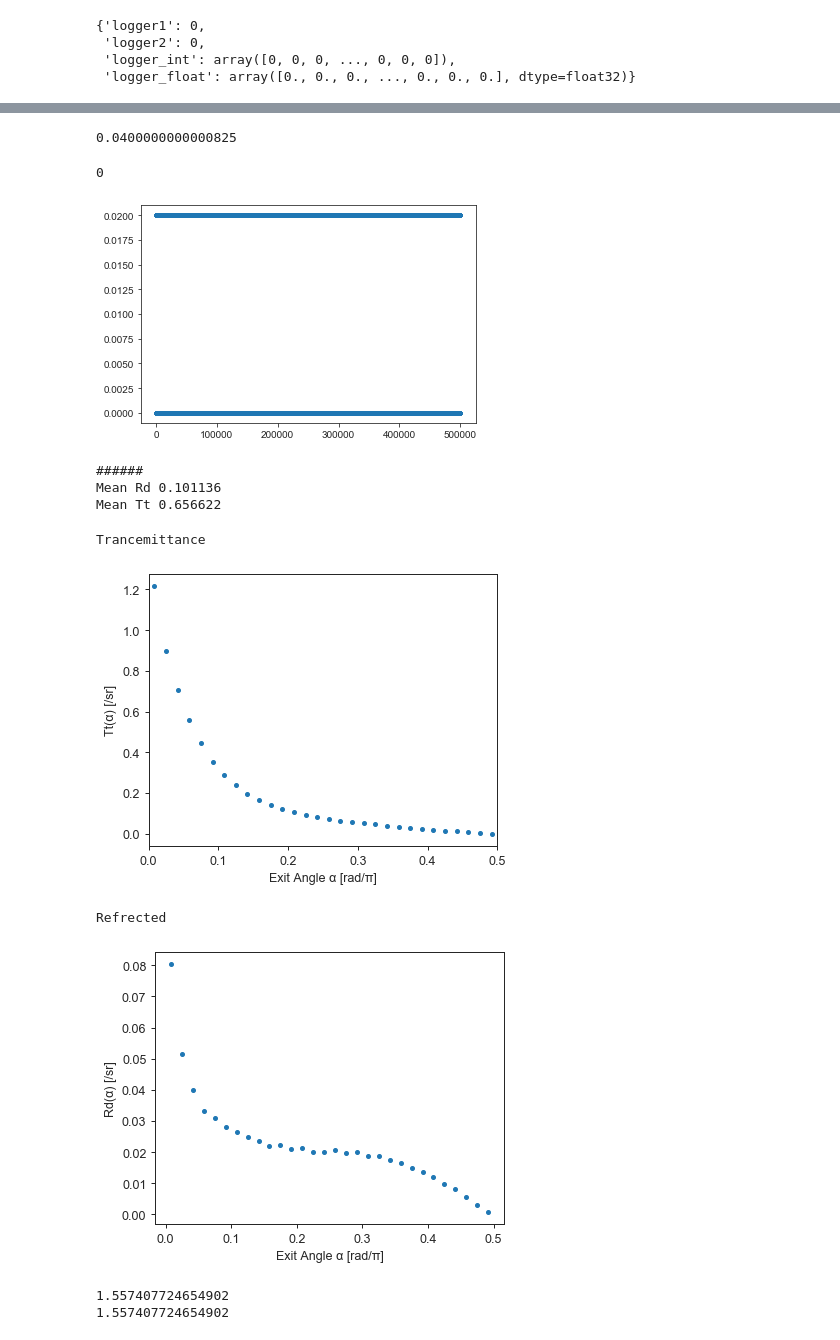
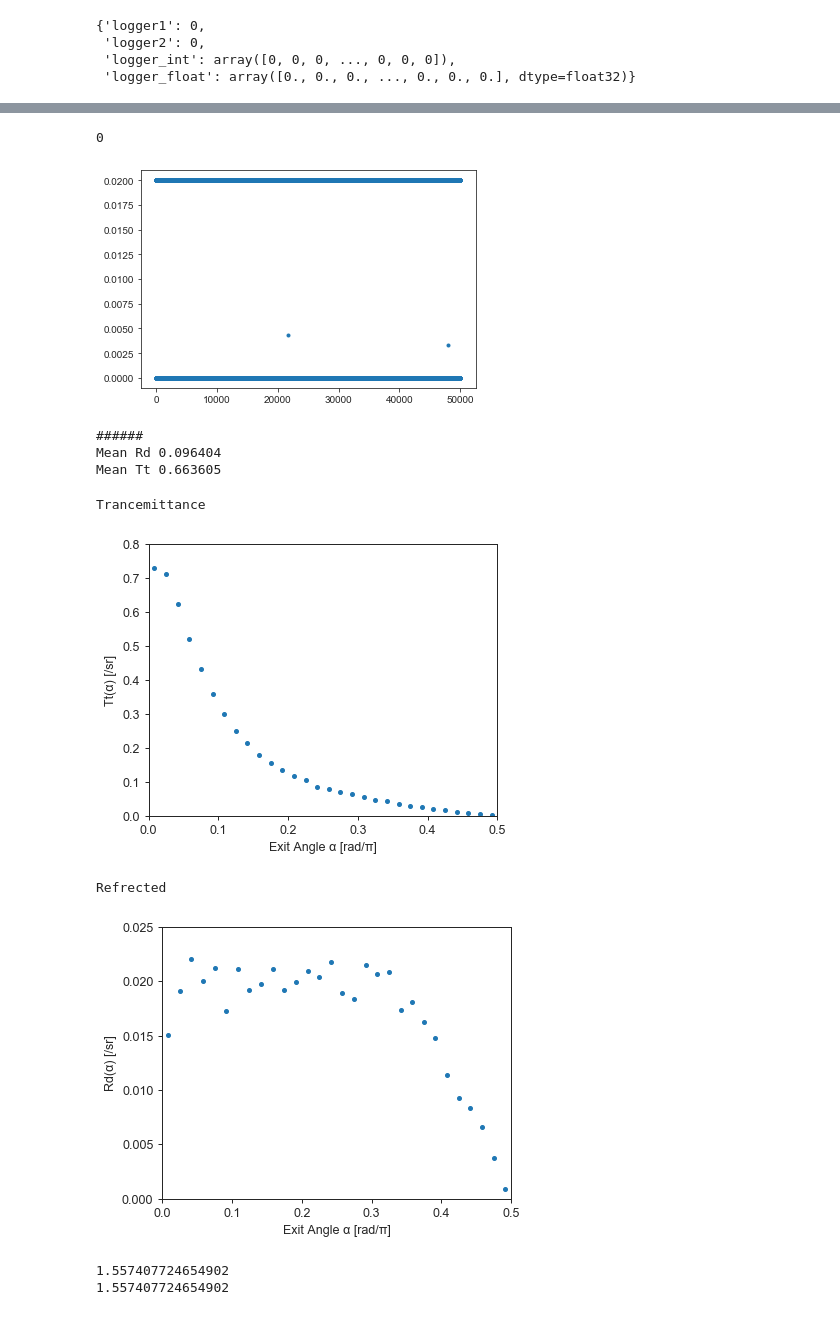
Before and after one commit to Kaname21Miura/pyMonteOpt, a Jupyter notebook: test.ipynb, the cells around one changed output, grey strips where cells are left out. Saved outputs shown, nothing was run; the diff lists cells and outputs as text; code cells hidden in the pictures.

Commit message:
platemodelが完了した
cythonでもplatemodelが計算できるようになった。

```diff
--- a/test.ipynb
+++ b/test.ipynb
@@ -0,0 +1,12 @@
+# %%
+from pymopt.voxel import VoxelPlateModelCy
+from scipy import stats
+import numpy as np
+import pandas as pa
+
+import matplotlib.pyplot as plt
+import seaborn as sns
+sns.set_style("ticks", {'grid.linestyle': '--'})
+import warnings
+warnings.filterwarnings('ignore')
+import time
@@ -13,7 +49,8 @@ import warnings
 warnings.filterwarnings('ignore')
 import time
 # %%
-nPh = 500000
+
+nPh = 50000
 params = {
     'thickness':[0.02],
     'ms':[90],
@@ -21,7 +58,7 @@ params = {
     'g':[0.75],
     'n':[1.],
     'n_air':1.,
-    'xy_size':4,
+    'xy_size':3,
     'voxel_space':0.001,
 }
 model = VoxelPlateModel(nPh = nPh)
@@ -68,9 +109,3 @@ logger
  'logger2': 0,
  'logger_int': array([0, 0, 0, ..., 0, 0, 0]),
  'logger_float': array([0., 0., 0., ..., 0., 0., 0.], dtype=float32)}
-# %%
-aa = logger['logger_float']
-aa = aa[aa>0]
-b = []
-for i in aa[::10]:
-    b.append(i)
@@ -87,10 +112,3 @@ plt.show()
-# %%
-from math import copysign ,sqrt,log,fabs,sin,cos,acos,asin, tan
-ai = 0.001
-at = asin(sin(ai)*(1.5/1))
-0.5*((sin(ai-at)/sin(ai+at))**2+(tan(ai-at)/tan(ai+at))**2)
-# %% [output]
-0.0400000000000825
 # %%
 rez = monte.getResult()
 w_result = rez['w']
@@ -108,7 +126,7 @@ np.count_nonzero(np.isnan(w_result))
 plt.plot(p_result[2],'.')
 plt.show()
 # %% [output]
-[figure, old version]
+[figure, new version]
 # %%
 
 Tt_index = np.where(v_result[2]>0)[0]
@@ -119,8 +137,8 @@ print('Mean Rd %0.6f'%(w_result[Rd_index].sum()/nPh))
 print('Mean Tt %0.6f'%(w_result[Tt_index].sum()/nPh))
 # %% [output]
 ######
-Mean Rd 0.101136
-Mean Tt 0.656622
+Mean Rd 0.096404
+Mean Tt 0.663605
 # %%
 
 def AngularyResolved(v,w,nn):
@@ -145,23 +163,23 @@ plt.plot(alpha/np.pi,Tta,'.')
 plt.xlabel('Exit Angle α [rad/π]')
 plt.ylabel('Tt(α) [/sr]')
 plt.xlim(0,0.5)
-#plt.ylim(0,0.8)
+plt.ylim(0,0.8)
 plt.show()
 # %% [output]
 Trancemittance
-[figure, old version]
+[figure, new version]
 # %%
 print('Refrected')
 nn = 30
 alpha,Rda = AngularyResolved(v_result[:,Rd_index],w_result[Rd_index],nn)
 
 plt.figure(figsize=(5,4),dpi=90)
 plt.plot(alpha/np.pi,Rda,'.')
 plt.xlabel('Exit Angle α [rad/π]')
 plt.ylabel('Rd(α) [/sr]')
-#plt.xlim(0,0.5)
-#plt.ylim(0,0.025)
+plt.xlim(0,0.5)
+plt.ylim(0,0.025)
 plt.show()
 # %% [output]
 Refrected
-[figure, old version]
+[figure, new version]
```
Also changed, not shown: parts of 11 cells of this notebook, 36 other files.
